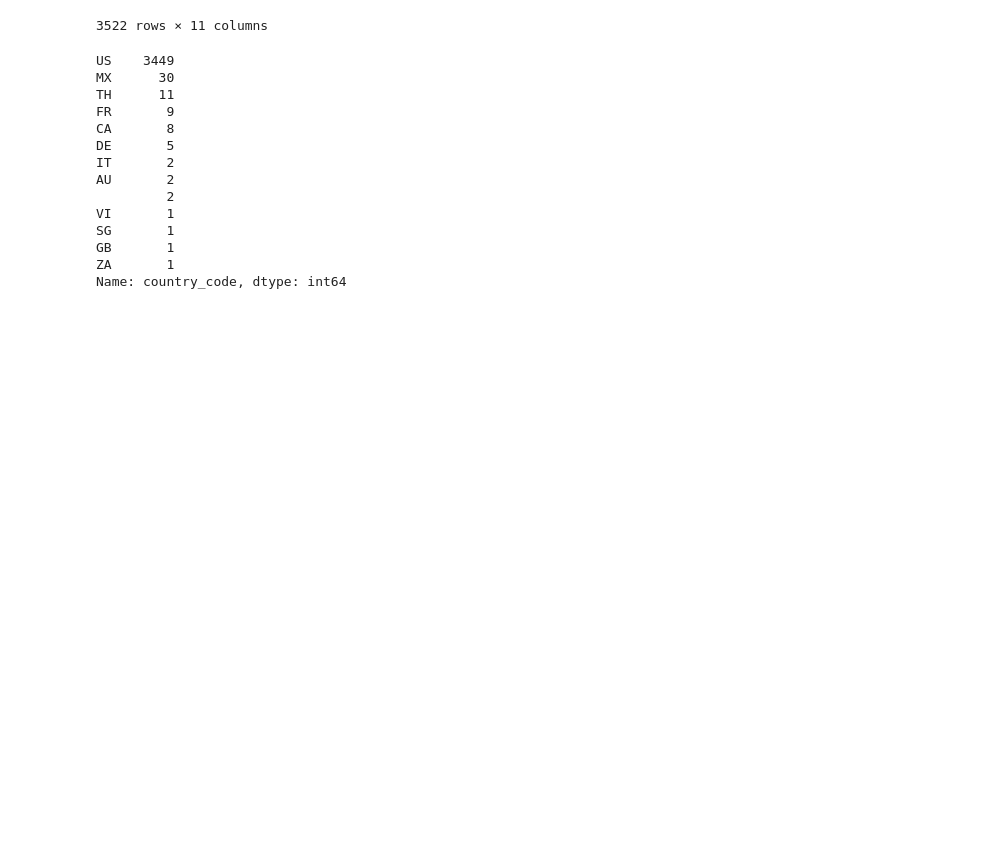
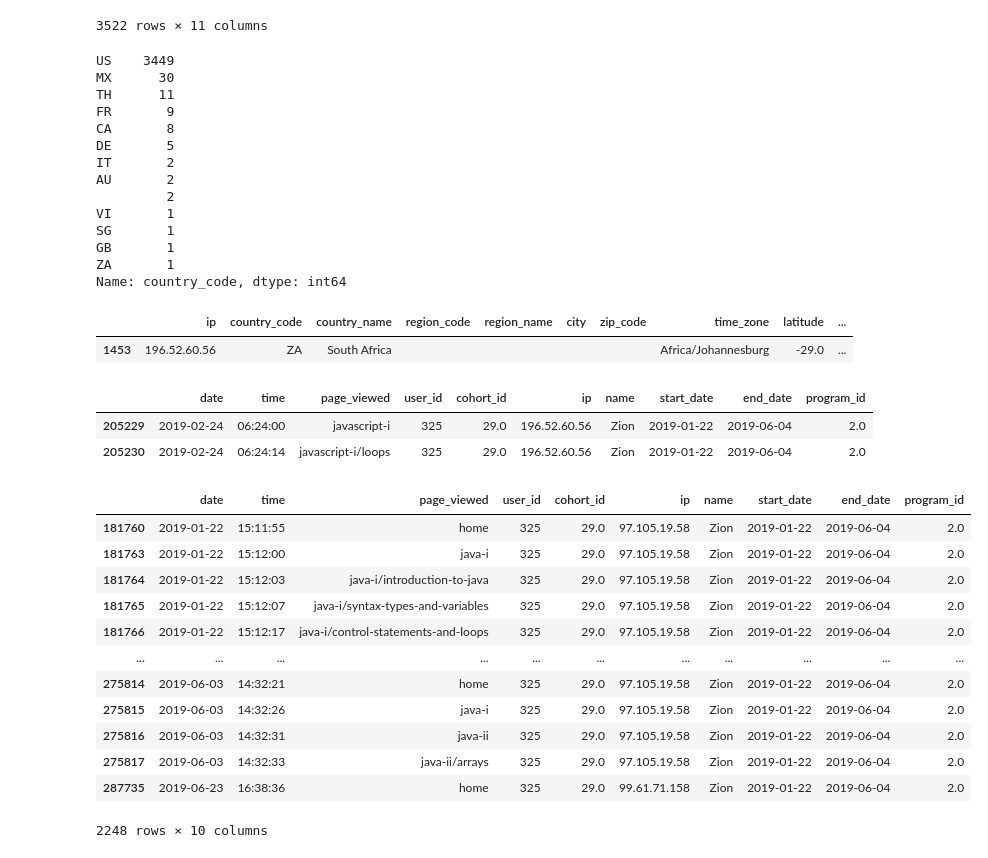
Before and after one commit to AI-Gomez/anomaly-detection-project, a Jupyter notebook: notebook.ipynb, the cells around one changed output. Cells and saved outputs as stored; diff of their text form; code cells hidden in the pictures; blank space fills up the shorter version.

```diff
--- a/notebook.ipynb
+++ b/notebook.ipynb
@@ -1886,3 +1886,30 @@ SG       1
 GB       1
 ZA       1
 Name: country_code, dtype: int64
+# %%
+webdev_ips[webdev_ips.country_code == 'ZA']
+# %% [output]
+|  | ip | country_code | country_name | region_code | region_name | city | zip_code | time_zone | latitude | ... |
+| 1453 | 196.52.60.56 | ZA | South Africa |  |  |  |  | Africa/Johannesburg | -29.0 | ... |
+# %%
+df_wd[df_wd.ip == '196.52.60.56']
+# %% [output]
+|  | date | time | page_viewed | user_id | cohort_id | ip | name | start_date | end_date | program_id |
+| 205229 | 2019-02-24 | 06:24:00 | javascript-i | 325 | 29.0 | 196.52.60.56 | Zion | 2019-01-22 | 2019-06-04 | 2.0 |
+| 205230 | 2019-02-24 | 06:24:14 | javascript-i/loops | 325 | 29.0 | 196.52.60.56 | Zion | 2019-01-22 | 2019-06-04 | 2.0 |
+# %%
+df_wd[df_wd.user_id == 325]
+# %% [output]
+|  | date | time | page_viewed | user_id | cohort_id | ip | name | start_date | end_date | program_id |
+| 181760 | 2019-01-22 | 15:11:55 | home | 325 | 29.0 | 97.105.19.58 | Zion | 2019-01-22 | 2019-06-04 | 2.0 |
+| 181763 | 2019-01-22 | 15:12:00 | java-i | 325 | 29.0 | 97.105.19.58 | Zion | 2019-01-22 | 2019-06-04 | 2.0 |
+| 181764 | 2019-01-22 | 15:12:03 | java-i/introduction-to-java | 325 | 29.0 | 97.105.19.58 | Zion | 2019-01-22 | 2019-06-04 | 2.0 |
+| 181765 | 2019-01-22 | 15:12:07 | java-i/syntax-types-and-variables | 325 | 29.0 | 97.105.19.58 | Zion | 2019-01-22 | 2019-06-04 | 2.0 |
+| 181766 | 2019-01-22 | 15:12:17 | java-i/control-statements-and-loops | 325 | 29.0 | 97.105.19.58 | Zion | 2019-01-22 | 2019-06-04 | 2.0 |
+| ... | ... | ... | ... | ... | ... | ... | ... | ... | ... | ... |
+| 275814 | 2019-06-03 | 14:32:21 | home | 325 | 29.0 | 97.105.19.58 | Zion | 2019-01-22 | 2019-06-04 | 2.0 |
+| 275815 | 2019-06-03 | 14:32:26 | java-i | 325 | 29.0 | 97.105.19.58 | Zion | 2019-01-22 | 2019-06-04 | 2.0 |
+| 275816 | 2019-06-03 | 14:32:31 | java-ii | 325 | 29.0 | 97.105.19.58 | Zion | 2019-01-22 | 2019-06-04 | 2.0 |
+| 275817 | 2019-06-03 | 14:32:33 | java-ii/arrays | 325 | 29.0 | 97.105.19.58 | Zion | 2019-01-22 | 2019-06-04 | 2.0 |
+| 287735 | 2019-06-23 | 16:38:36 | home | 325 | 29.0 | 99.61.71.158 | Zion | 2019-01-22 | 2019-06-04 | 2.0 |
+2248 rows × 10 columns
```
Also changed, not shown: parts of 27 cells of this notebook.
